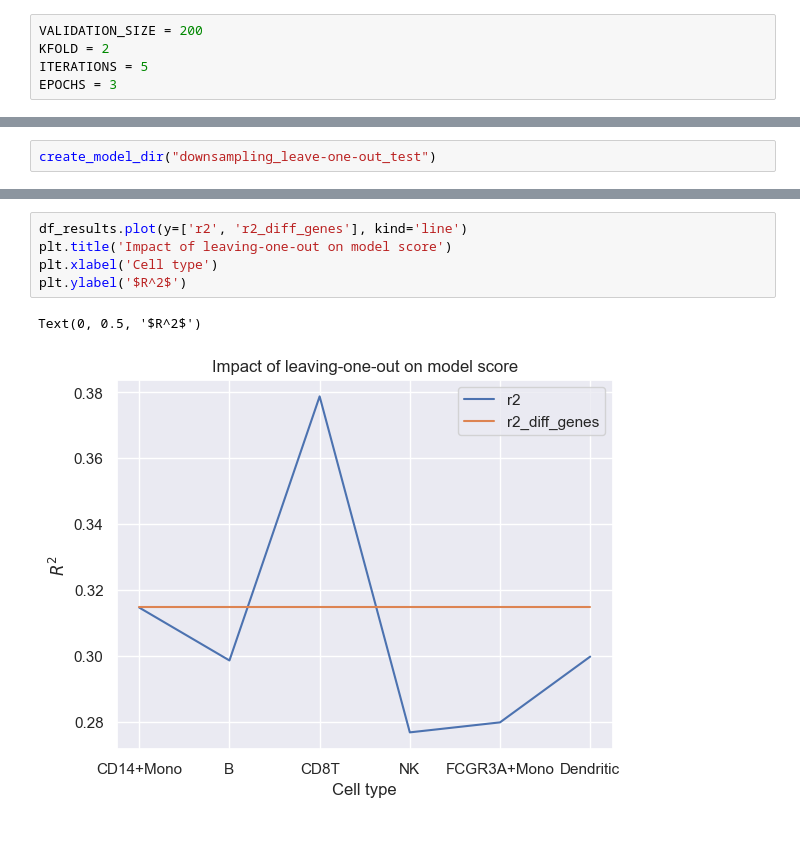
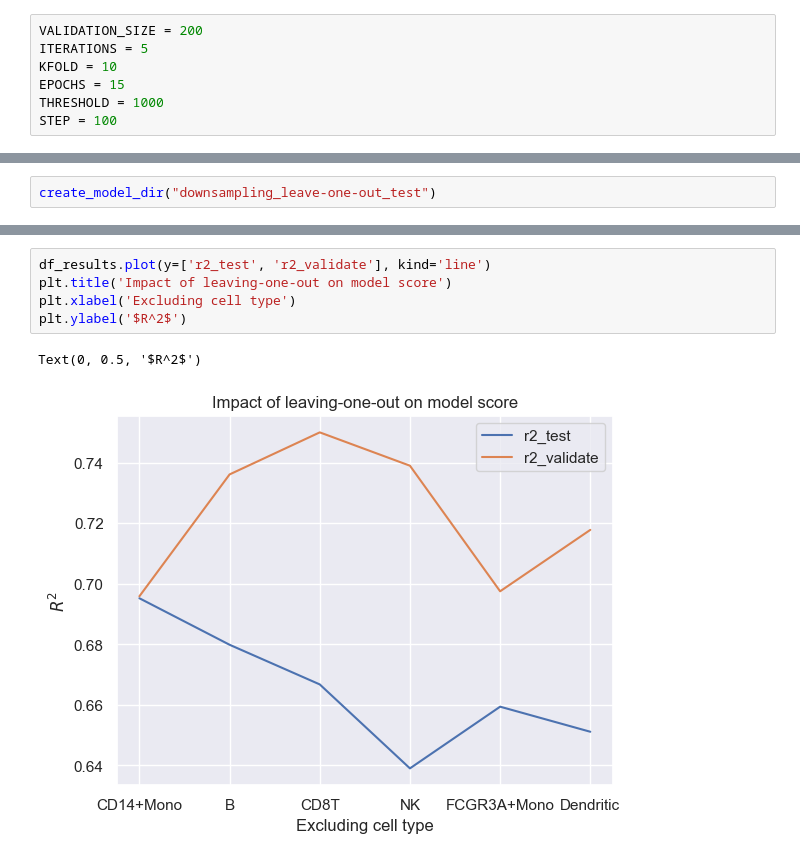
Before and after one commit to danorel/vaegen, a Jupyter notebook: Data Downsampling.ipynb, the cells around one changed output, grey strips where cells are left out. Drawn from its saved outputs; the diff is of its cells as text.

Commit message:
Saving downsampling results using convergence, minimum and leave-one-out approaches

```diff
--- a/Data Downsampling.ipynb
+++ b/Data Downsampling.ipynb
@@ -36,6 +37,8 @@ CELL_TYPES_TO_VALIDATE = ["B", "FCGR3A+Mono", "CD14+Mono"]
 ### Cross-validation params
 # %%
 VALIDATION_SIZE = 200
-KFOLD = 2
 ITERATIONS = 5
-EPOCHS = 3
+KFOLD = 10
+EPOCHS = 15
+THRESHOLD = 1000
+STEP = 100
@@ -215,8 +279,8 @@ R*2 diff downsampled with Dendritic excluded: 0.31493129566591654
 # %%
-df_results.plot(y=['r2', 'r2_diff_genes'], kind='line')
+df_results.plot(y=['r2_test', 'r2_validate'], kind='line')
 plt.title('Impact of leaving-one-out on model score')
-plt.xlabel('Cell type')
+plt.xlabel('Excluding cell type')
 plt.ylabel('$R^2$')
 # %% [output]
 Text(0, 0.5, '$R^2$')
-[figure, old version]
+[figure, new version]
```
Also changed, not shown: parts of 6 cells of this notebook, 4 other files.
